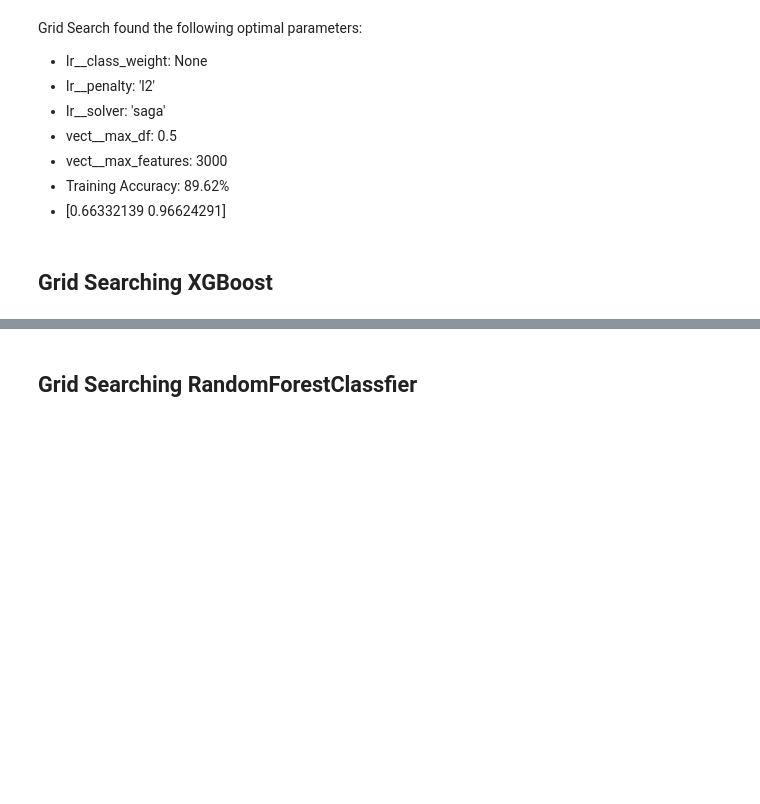
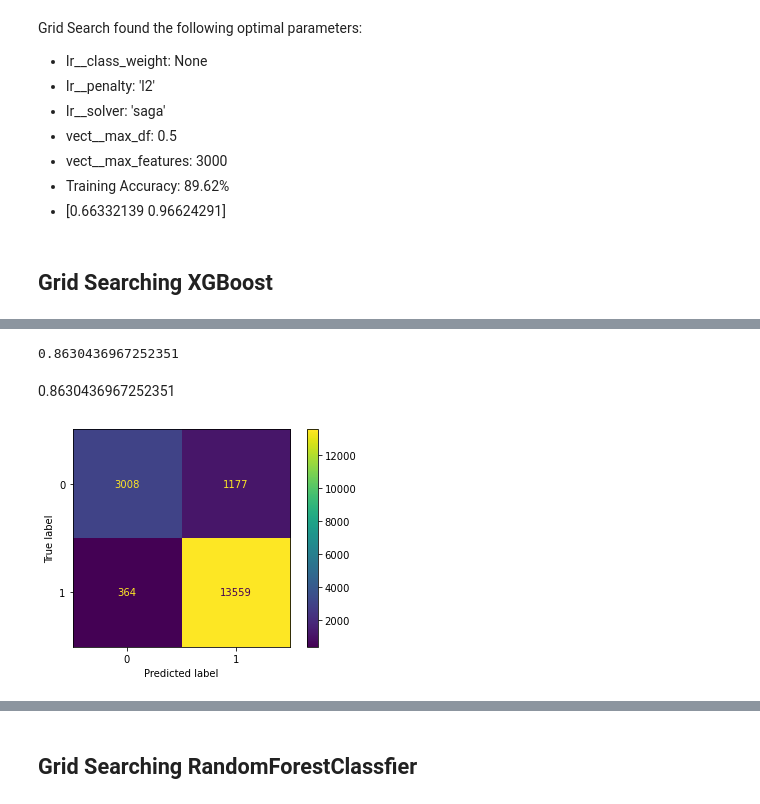
Before and after one commit to jlc0512/Utilizing-E-Commerce-Reviews-to-Predict-Comment-Sentiments, a Jupyter notebook: data_modeling_sentiment_prediction.ipynb, the cells around one changed output, grey strips where cells are left out. Saved outputs shown, nothing was run; the diff lists cells and outputs as text; code cells hidden in the pictures; blank space fills up the shorter version.

Commit message:
XGBoost grid search on sentiment_prediction notebook

```diff
--- a/data_modeling_sentiment_prediction.ipynb
+++ b/data_modeling_sentiment_prediction.ipynb
@@ -707,3 +708,23 @@ Grid Search found the following optimal parameters:
 #vect max features of 3000 seems to be optimal
 # %% [markdown]
 ## Grid Searching XGBoost
+# %%
+# Instantiate our default XGB pipeline
+XGB_pipe = ImPipeline(steps=[('vect', TfidfVectorizer(max_features=3000)),
+                             ('XGB', XGBClassifier())])
+# %%
+# create our massive grid for the grid search parameters
+paramsXGB = {
+    'XGB__learning_rate': [0.1, 0.2],
+    'XGB__max_depth': range(3, 10, 2),
+    'XGB__min_child_weight': range(1, 8, 2),
+    'XGB__gamma': [0, .1, .2],
+    'XGB__subsample': [.5, .75, 1],
+    'vect__ngram_range': [(1,1), (2,2)],
+}
+# %%
+grid_XGB = GridSearchCV(XGB_pipe, param_grid=paramsXGB, cv=5, verbose=3, n_jobs=-2)
+
+#Fit grid search object to our training data to check the hyper parameters
+# %%
+grid_XGB.fit(X_train, y_train)
@@ -709,0 +766,10 @@ Grid Search found the following optimal parameters:
+# %%
+grid_XGB.best_score_
+# %% [output]
+0.8630436967252351
+# %% [markdown]
+0.8630436967252351
+# %%
+plot_confusion_matrix(grid_XGB, X_train, y_train);
+# %% [output]
+[figure, added]
```
Also changed, not shown: parts of 11 cells of this notebook, 1 other file.
